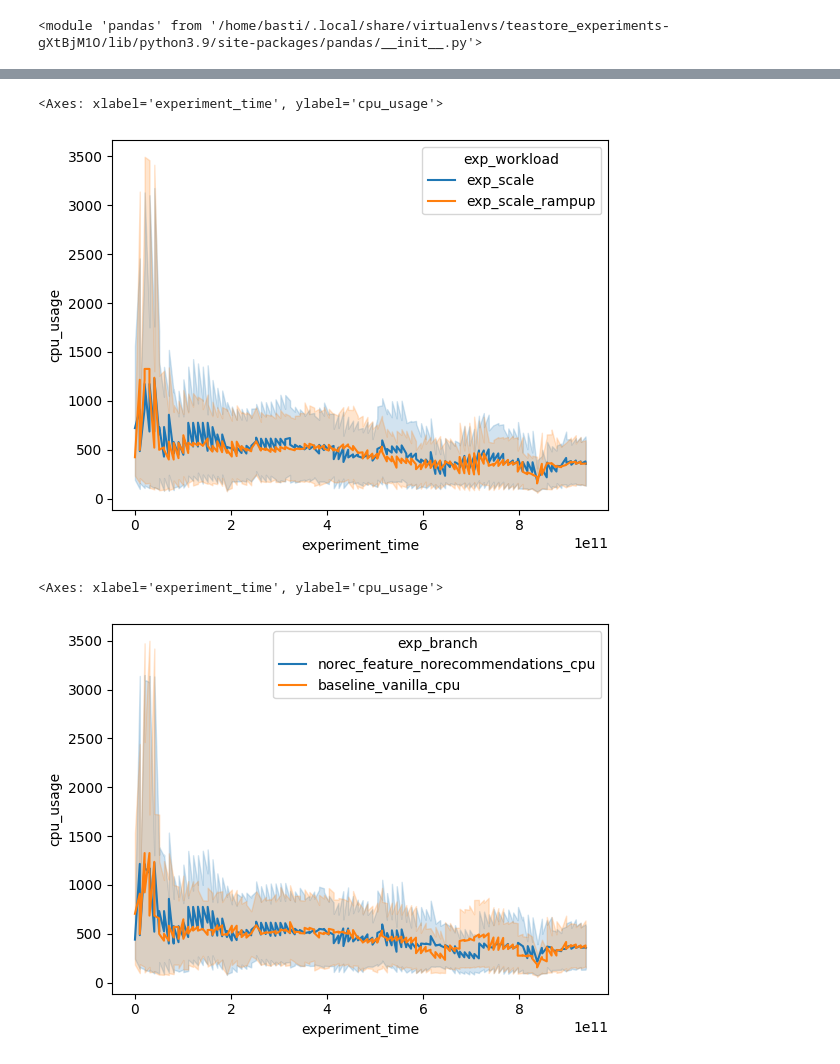
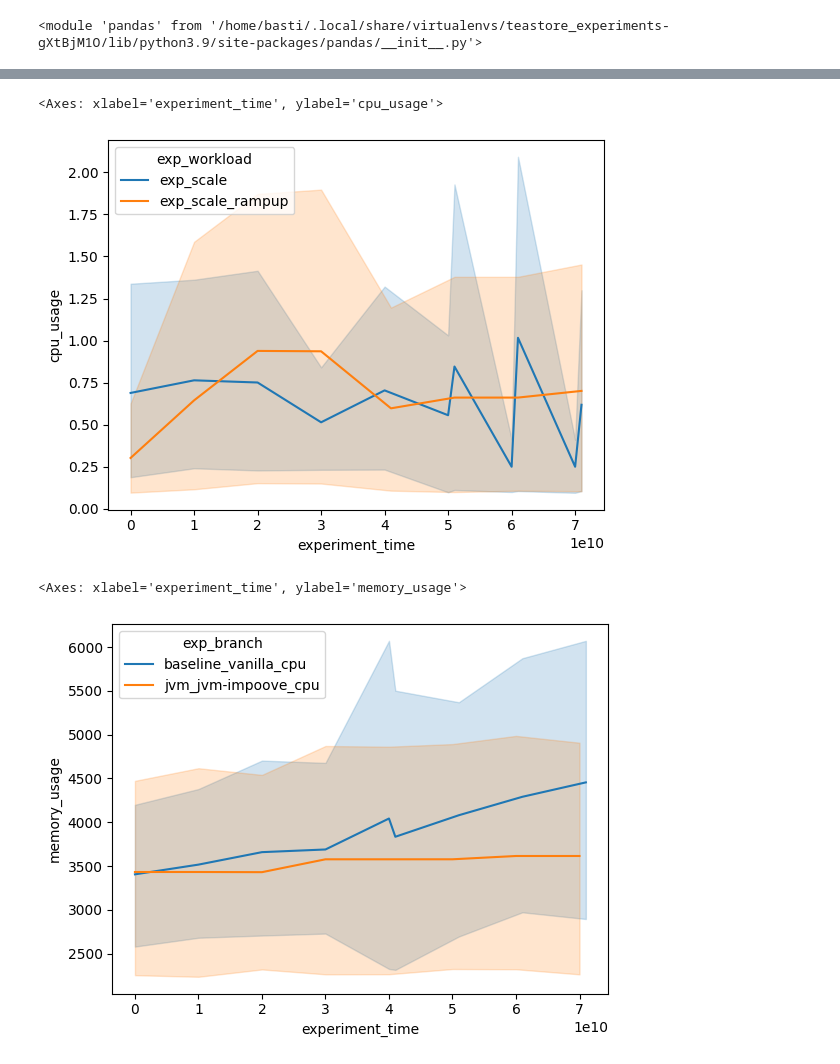
Before and after one commit to clue2-sose25/Clue2, a Jupyter notebook: evaluation_new.ipynb, the cells around one changed output, grey strips where cells are left out. Cells and saved outputs as stored; diff of their text form; code cells hidden in the pictures.

```diff
--- a/evaluation_new.ipynb
+++ b/evaluation_new.ipynb
@@ -14,7 +14,7 @@ DATA_DIR = "data"
 experiment_dirs = sorted(glob("data/*"))
 experiment_dirs
 
-exp_dir = "data/2024-06-17_09-23-43"
+exp_dir = "data/2024-06-18_16-26-00"
 # %%
 measurements = glob(exp_dir + "/*/*/*")
 measurements
@@ -31,24 +30,30 @@ def set_experiment_time(
     print(f"{len(missing_time)} missing times")
     df.drop(missing_time.index, inplace=True)
     df[col] = pd.to_datetime(df[col])
-    df["run_starts"] = df.groupby(where)[col].transform("min")
-    df[target] = df[col] - df["run_starts"]
-    # df['experiment_minutes'] = df[target].dt.minutes
+
+    # the fancy way with different starting times:
+    # df["run_starts"] = df.groupby(where)[col].transform("min")
+    # df[target] = df[col] - df["run_starts"]
+
+    # one experiment per df:
+    df[target] = df[col] - df[col].min()
 
 
-def drop_outliers(df, z_score_threshold=4):
+def drop_outliers(df, z_score_threshold=3):
     data_errors = 0
 
     common_keys = [
         "wattage_kepler",
         "wattage_scaph",
+        # "wattage"
         "cpu_usage",
         "memory_usage",
         "network_usage",
     ]
 
     for key in common_keys:
-        df[f"{key}_zscore"] = zscore(df[key])
+        if key in df:
+            df[f"{key}_zscore"] = zscore(df[key])
 
     for key in common_keys:
         outliers = df[df[f"{key}_zscore"].abs() > z_score_threshold].index
@@ -59,7 +64,7 @@ def drop_outliers(df, z_score_threshold=4):
     return data_errors
 
 
-def measurement_file_to_df(file: str, prefix: str):
+def measurement_file_to_df(file: str, prefix: str, treat=True):
     # no risk, no fun
     (_, pr_time, pr_scale, pr_branch, pr_run, pr_name) = file.split("/")
     pod_df = pd.read_csv(file)
@@ -70,12 +75,16 @@ def measurement_file_to_df(file: str, prefix: str):
 
     pod_df["run"] = "_".join([pr_branch, pr_scale, pr_run])
 
+    if treat:
+        drop_outliers(pod_df)
+        set_experiment_time(pod_df)
+
     return pod_df
 
 
-def get_df_for_prefix(prefix, measurement_dirs):
+def get_df_for_prefix(prefix, measurement_dirs, treat=True):
     pod_files = np.concatenate([glob(f"{d}/{prefix}*") for d in measurement_dirs])
-    all_pods = pd.concat([measurement_file_to_df(pf, prefix) for pf in pod_files])
+    all_pods = pd.concat([measurement_file_to_df(pf, prefix, treat) for pf in pod_files])
     return all_pods
 # %%
 all_pods = get_df_for_prefix("measurements_pod_", measurements)
@@ -189,12 +227,12 @@ all_nodes.groupby(['exp_workload', 'exp_branch', 'exp_run']).describe()
 sns.lineplot(data=all_nodes, x="experiment_time", y="cpu_usage", hue="exp_workload")
 # %% [output]
 <Axes: xlabel='experiment_time', ylabel='cpu_usage'>
-[figure, old version]
+[figure, new version]
 # %%
-sns.lineplot(data=all_nodes, x="experiment_time", y="cpu_usage", hue="exp_branch")
+sns.lineplot(data=all_nodes, x="experiment_time", y="memory_usage", hue="exp_branch")
 # %% [output]
-<Axes: xlabel='experiment_time', ylabel='cpu_usage'>
+<Axes: xlabel='experiment_time', ylabel='memory_usage'>
-[figure, old version]
+[figure, new version]
 # %%
 sns.lineplot(data=all_nodes, x="experiment_time", y="memory_usage", hue="instance")
 # %% [output]
```
Also changed, not shown: parts of 15 cells of this notebook, 4 other files.
